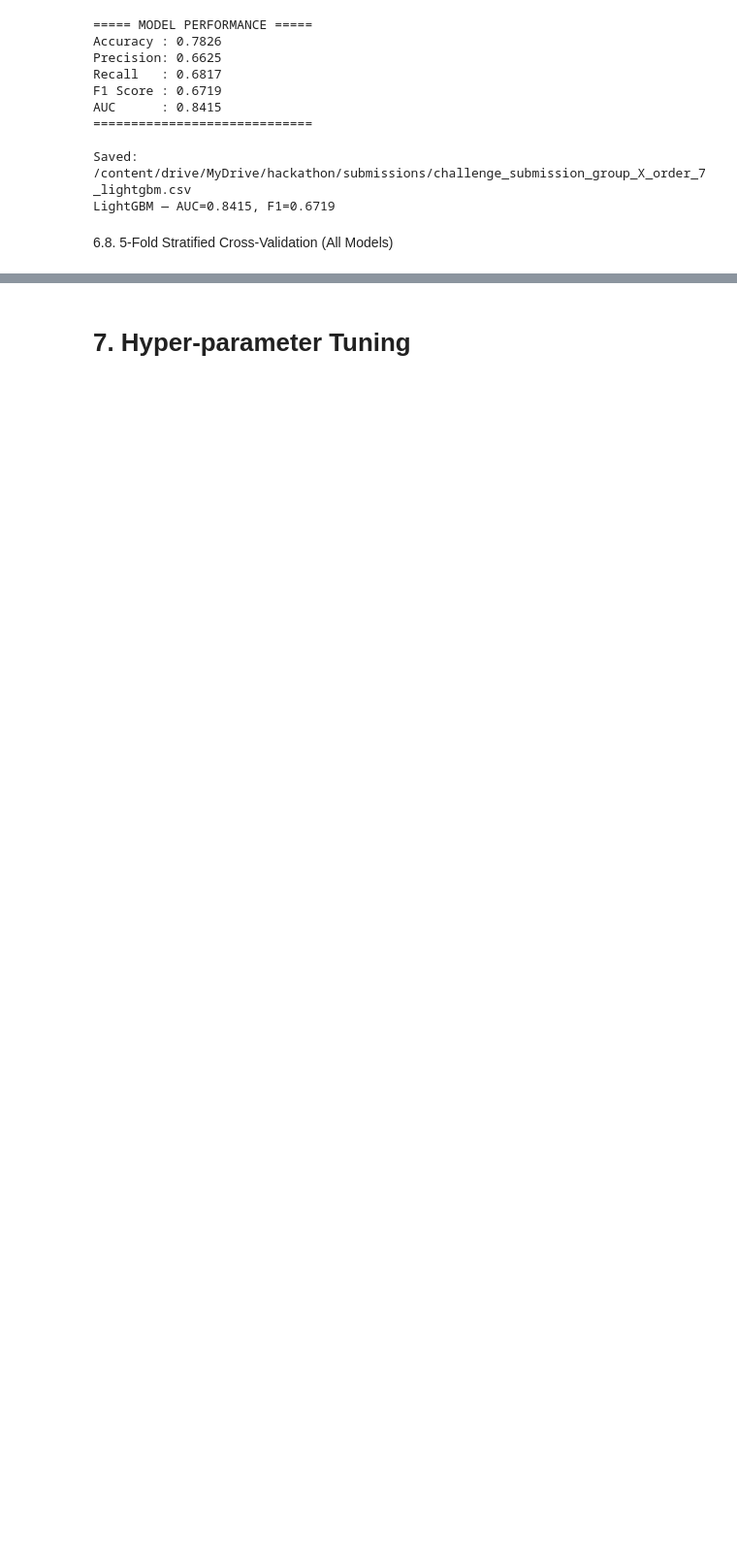
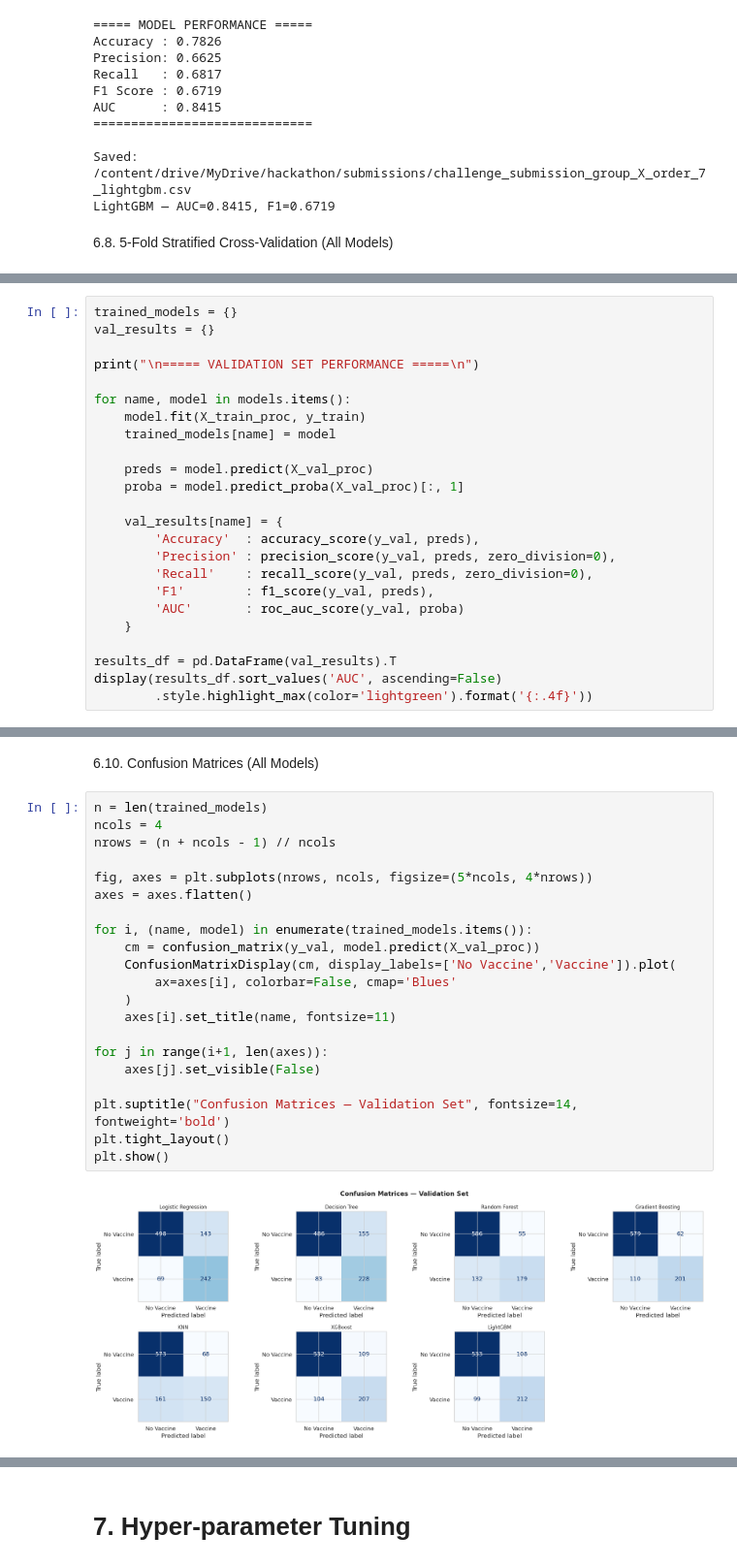
Before and after one commit to UH-GROUP-X/Hackathon26, a Jupyter notebook: UH_GROUP_X.ipynb, the cells around one changed output, grey strips where cells are left out. Shown at 97% size. Drawn from its saved outputs; the diff is of its cells as text; blank space fills up the shorter version.

```diff
--- a/UH_GROUP_X.ipynb
+++ b/UH_GROUP_X.ipynb
@@ -977,0 +955,24 @@ Decision Tree              AUC mean=0.8051  std=0.0098
+# %%
+trained_models = {}
+val_results = {}
+
+print("\n===== VALIDATION SET PERFORMANCE =====\n")
+
+for name, model in models.items():
+    model.fit(X_train_proc, y_train)
+    trained_models[name] = model
+
+    preds = model.predict(X_val_proc)
+    proba = model.predict_proba(X_val_proc)[:, 1]
+
+    val_results[name] = {
+        'Accuracy'  : accuracy_score(y_val, preds),
+        'Precision' : precision_score(y_val, preds, zero_division=0),
+        'Recall'    : recall_score(y_val, preds, zero_division=0),
+        'F1'        : f1_score(y_val, preds),
+        'AUC'       : roc_auc_score(y_val, proba)
+    }
+
+results_df = pd.DataFrame(val_results).T
+display(results_df.sort_values('AUC', ascending=False)
+        .style.highlight_max(color='lightgreen').format('{:.4f}'))
@@ -977,0 +989,25 @@ Decision Tree              AUC mean=0.8051  std=0.0098
+# %% [markdown]
+6.10. Confusion Matrices (All Models)
+# %%
+n = len(trained_models)
+ncols = 4
+nrows = (n + ncols - 1) // ncols
+
+fig, axes = plt.subplots(nrows, ncols, figsize=(5*ncols, 4*nrows))
+axes = axes.flatten()
+
+for i, (name, model) in enumerate(trained_models.items()):
+    cm = confusion_matrix(y_val, model.predict(X_val_proc))
+    ConfusionMatrixDisplay(cm, display_labels=['No Vaccine','Vaccine']).plot(
+        ax=axes[i], colorbar=False, cmap='Blues'
+    )
+    axes[i].set_title(name, fontsize=11)
+
+for j in range(i+1, len(axes)):
+    axes[j].set_visible(False)
+
+plt.suptitle("Confusion Matrices — Validation Set", fontsize=14, fontweight='bold')
+plt.tight_layout()
+plt.show()
+# %% [output]
+[figure, added]
```
Also changed, not shown: parts of 9 cells of this notebook.
